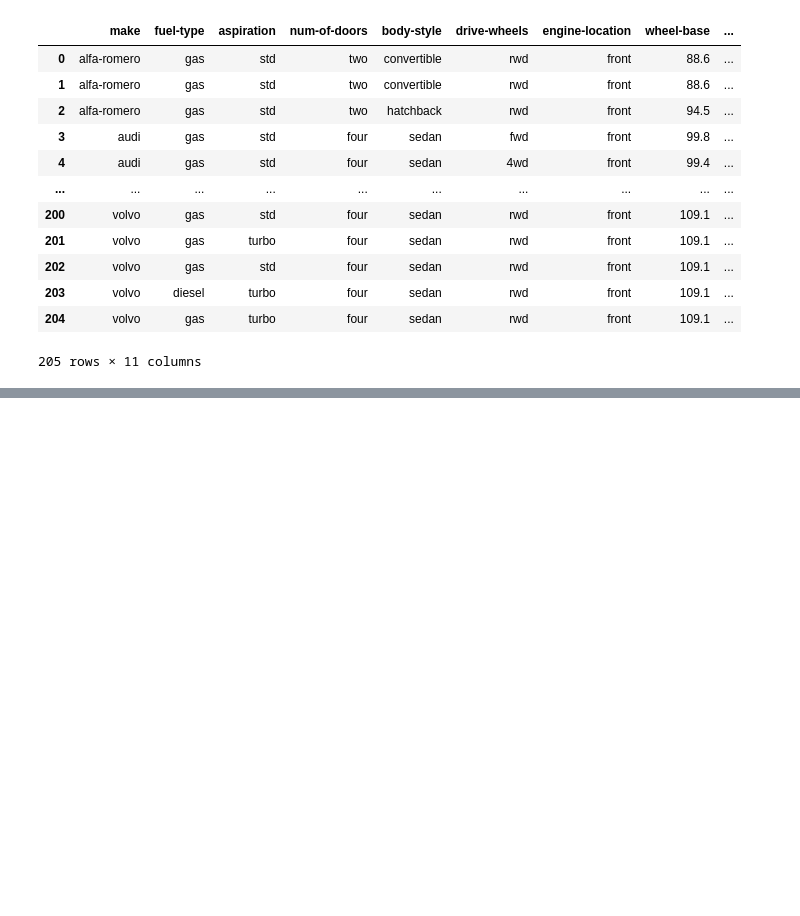
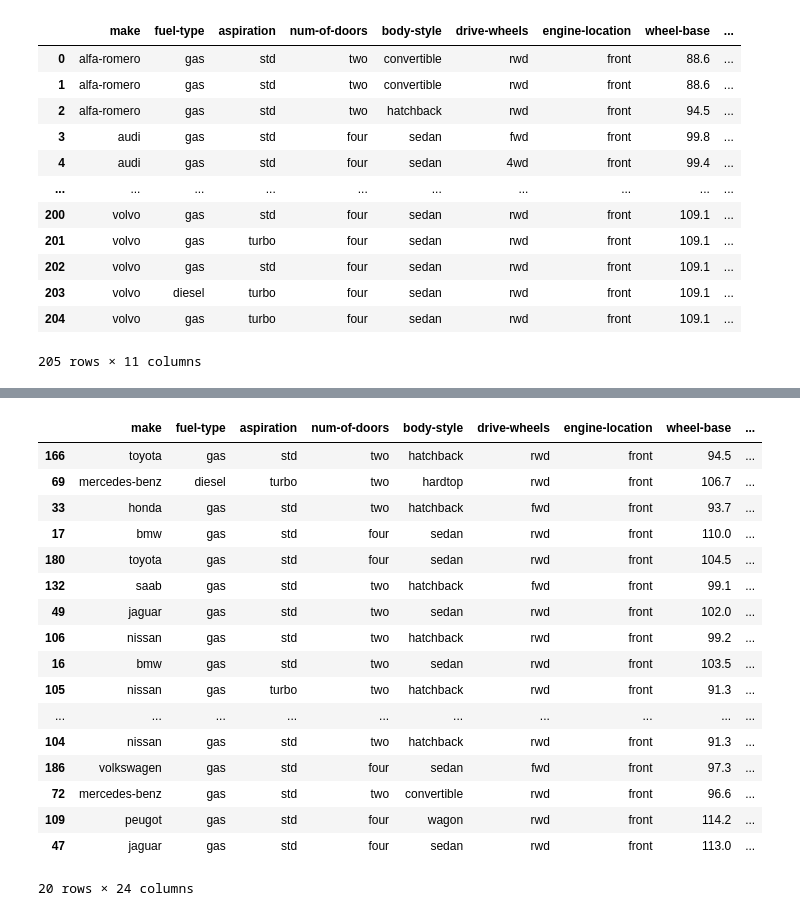
Before and after one commit to dharantej1/TEK_Training, a Jupyter notebook: Python Day 6 - Pandas.ipynb, the cells around one changed output, grey strips where cells are left out. Drawn from its saved outputs; the diff is of its cells as text; code cells hidden in the pictures; blank space fills up the shorter version.

```diff
--- a/Python Day 6 - Pandas.ipynb
+++ b/Python Day 6 - Pandas.ipynb
@@ -453,0 +600,3 @@ autoprice_DF.iloc[:,2:13]
+# %%
+# axis=1 -> drop cols
+autoprice_DF.drop(["symboling","normalized-losses"],axis=1,inplace=True)
@@ -453,0 +682,21 @@ autoprice_DF.iloc[:,2:13]
+# %%
+autoprice_DF.sample(frac=0.1)
+# %% [output]
+|  | make | fuel-type | aspiration | num-of-doors | body-style | drive-wheels | engine-location | wheel-base | ... |
+| 166 | toyota | gas | std | two | hatchback | rwd | front | 94.5 | ... |
+| 69 | mercedes-benz | diesel | turbo | two | hardtop | rwd | front | 106.7 | ... |
+| 33 | honda | gas | std | two | hatchback | fwd | front | 93.7 | ... |
+| 17 | bmw | gas | std | four | sedan | rwd | front | 110.0 | ... |
+| 180 | toyota | gas | std | four | sedan | rwd | front | 104.5 | ... |
+| 132 | saab | gas | std | two | hatchback | fwd | front | 99.1 | ... |
+| 49 | jaguar | gas | std | two | sedan | rwd | front | 102.0 | ... |
+| 106 | nissan | gas | std | two | hatchback | rwd | front | 99.2 | ... |
+| 16 | bmw | gas | std | two | sedan | rwd | front | 103.5 | ... |
+| 105 | nissan | gas | turbo | two | hatchback | rwd | front | 91.3 | ... |
+| ... | ... | ... | ... | ... | ... | ... | ... | ... | ... |
+| 104 | nissan | gas | std | two | hatchback | rwd | front | 91.3 | ... |
+| 186 | volkswagen | gas | std | four | sedan | fwd | front | 97.3 | ... |
+| 72 | mercedes-benz | gas | std | two | convertible | rwd | front | 96.6 | ... |
+| 109 | peugot | gas | std | four | wagon | rwd | front | 114.2 | ... |
+| 47 | jaguar | gas | std | four | sedan | rwd | front | 113.0 | ... |
+20 rows × 24 columns
```
Also changed, not shown: parts of 32 cells of this notebook, 2 other files.
